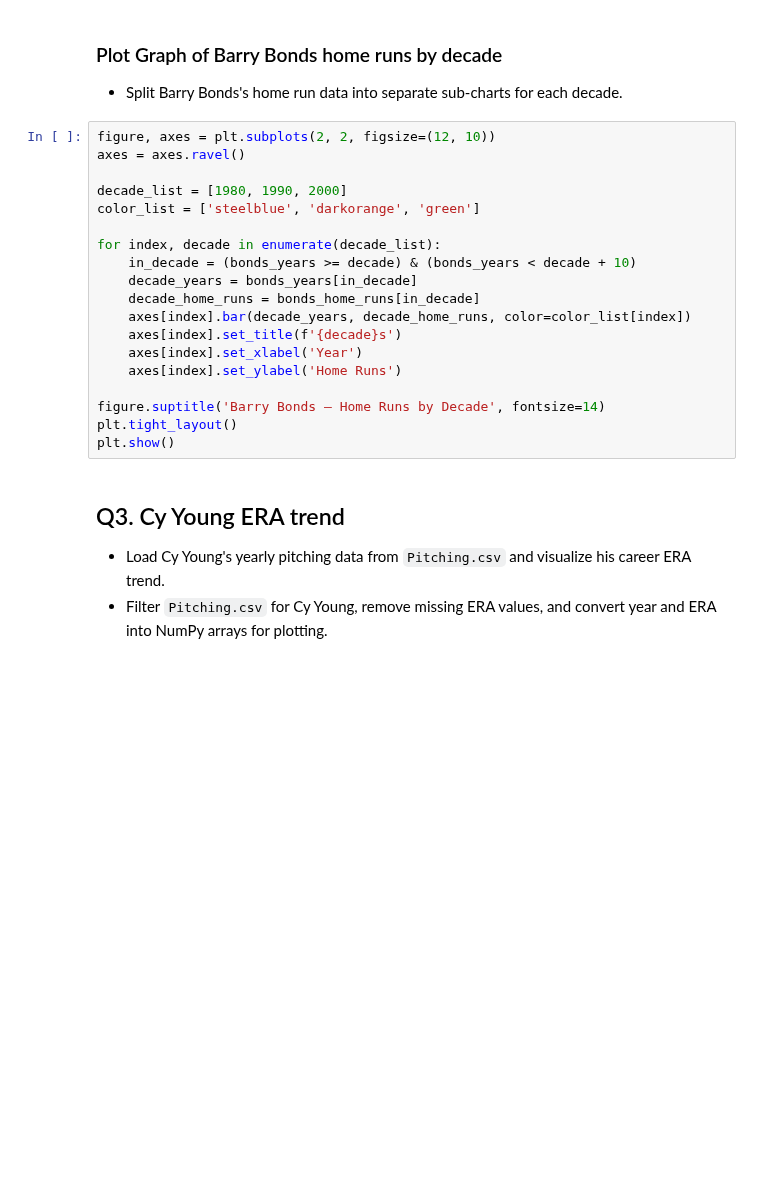
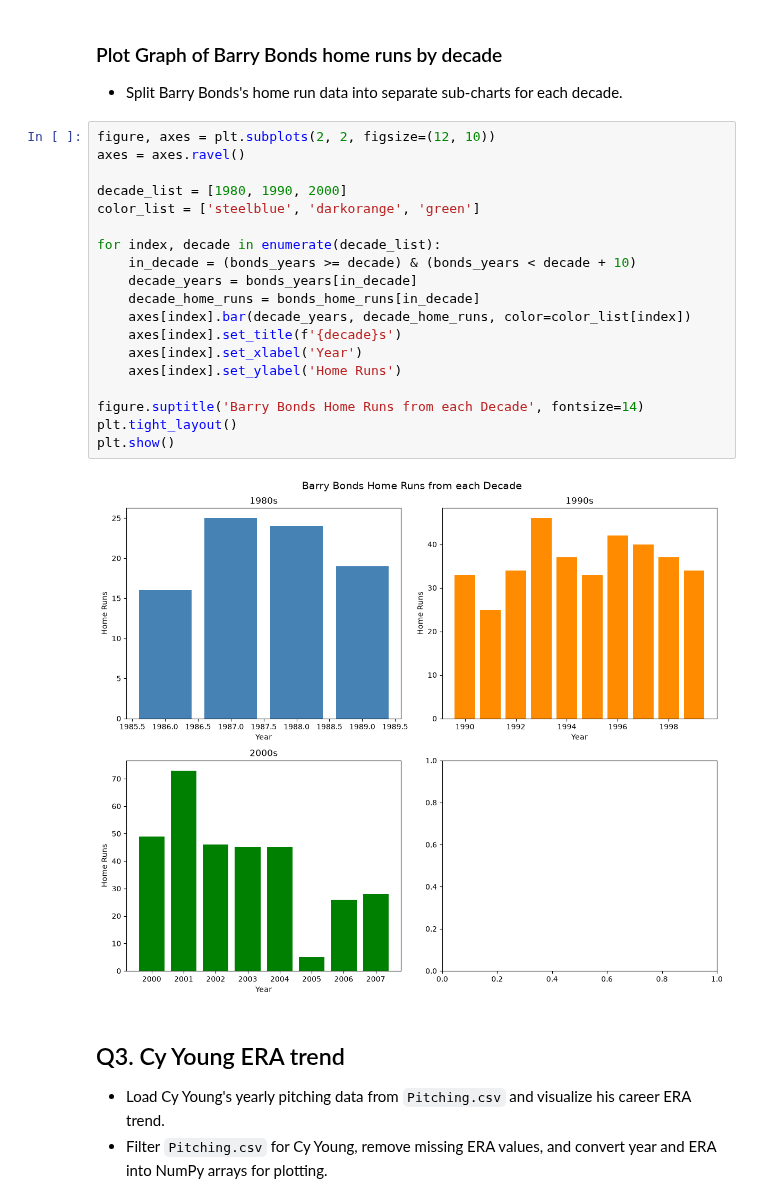
Before and after one commit to Jimmyu2foru18/Algorithms-Programming-Technique-6010, a Jupyter notebook: Assignment 4/02 Baseball Databank/Baseball.ipynb, the cells around one changed output. Cells and saved outputs as stored; diff of their text form; blank space fills up the shorter version.

```diff
--- a/Assignment 4/02 Baseball Databank/Baseball.ipynb
+++ b/Assignment 4/02 Baseball Databank/Baseball.ipynb
@@ -64,22 +82,24 @@ plt.show()
 # %%
 figure, axes = plt.subplots(2, 2, figsize=(12, 10))
 axes = axes.ravel()
 
 decade_list = [1980, 1990, 2000]
 color_list = ['steelblue', 'darkorange', 'green']
 
 for index, decade in enumerate(decade_list):
     in_decade = (bonds_years >= decade) & (bonds_years < decade + 10)
     decade_years = bonds_years[in_decade]
     decade_home_runs = bonds_home_runs[in_decade]
     axes[index].bar(decade_years, decade_home_runs, color=color_list[index])
     axes[index].set_title(f'{decade}s')
     axes[index].set_xlabel('Year')
     axes[index].set_ylabel('Home Runs')
 
-figure.suptitle('Barry Bonds — Home Runs by Decade', fontsize=14)
+figure.suptitle('Barry Bonds Home Runs from each Decade', fontsize=14)
 plt.tight_layout()
 plt.show()
+# %% [output]
+[figure, added]
 # %% [markdown]
 ## Q3. Cy Young ERA trend
 - Load Cy Young's yearly pitching data from `Pitching.csv` and visualize his career ERA trend.
```
Also changed, not shown: parts of 9 cells of this notebook.
